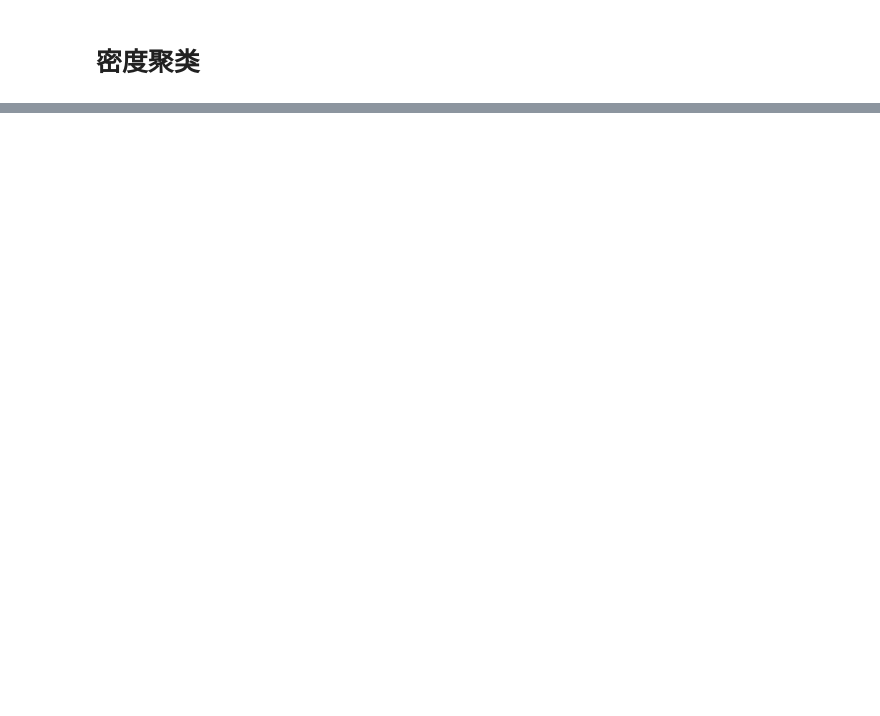
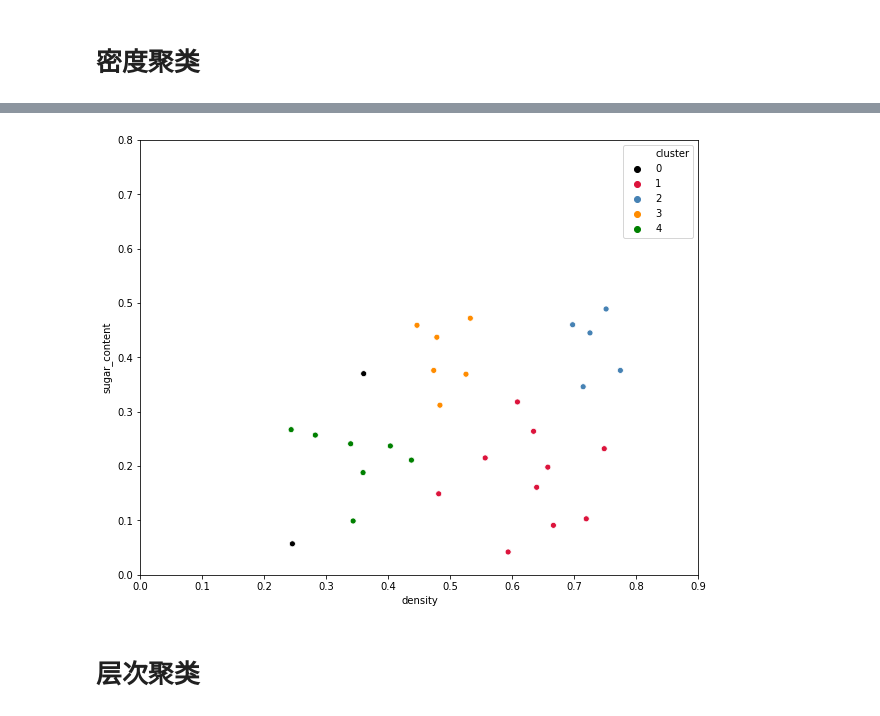
Before and after one commit to chenqumi/MLA, a Jupyter notebook: clustering/clustering.ipynb, the cells around one changed output, grey strips where cells are left out. Cells and saved outputs as stored; diff of their text form; code cells hidden in the pictures; blank space fills up the shorter version.

```diff
--- a/clustering/clustering.ipynb
+++ b/clustering/clustering.ipynb
@@ -179,6 +159,11 @@ class Queue(object):
 
 
 def core_object(df, epsilon=0.11, min_pts=5):
+    """
+    find core object s.t. epsilon, min_pts
+    return:
+        core_object's index in df
+    """
     core = set()
     for idx in df.index:
         df_dist = mk_dist(df.loc[idx], df, ax=1)
@@ -189,11 +174,21 @@ def core_object(df, epsilon=0.11, min_pts=5):
 
 
 def neighborhood(df, i, epsilon=0.11, min_pts=5):
+    """
+    find core_object's directly density-reachable, here is called neighbor
+    return:
+        neighbor's index
+    """
     df_dist = mk_dist(df.loc[i], df, ax=1)
     return df[df_dist <= epsilon].index
 
 
 def dbscan(df, epsilon=0.11, min_pts=5):
+    """
+    DBSCAN algorithm
+    return:
+        cluster labels, 0 means NO group
+    """
     max_round = 1000
     cluster_dict = {}
     core = core_object(df)
@@ -217,7 +212,13 @@ def dbscan(df, epsilon=0.11, min_pts=5):
                 no_visits = no_visits.difference(delta)
         k += 1
         cluster = no_visits_old.difference(no_visits)
-        cluster_dict[k] = cluster
+        for c in cluster:
+            cluster_dict[c] = k
         core = core.difference(cluster)
         max_round -= 1
-    return cluster_dict
+
+    cluster_labels = pd.Series(
+        [cluster_dict.get(idx, 0) for idx in df.index], index=df.index
+    )
+
+    return cluster_labels
@@ -231,0 +225,4 @@ C
+# %%
+cluster_labels = dbscan(watermelon4)
+df_dbscan = watermelon4.copy()
+df_dbscan["cluster"] = cluster_labels
@@ -231,0 +233,13 @@ C
+# %%
+plt.figure(figsize=(10, 8))
+colors = {
+    1: "#DC143C", 2: "#4682B4", 3: "#FF8C00", 4: "green", 0: "black"
+}
+sns.scatterplot(x="density", y="sugar_content", hue="cluster", data=df_dbscan, palette=colors, sizes=20)
+plt.xlim([0, 0.9])
+plt.ylim([0, 0.8])
+plt.show()
+# %% [output]
+[figure, added]
+# %% [markdown]
+# 层次聚类
```
Also changed, not shown: parts of 43 cells of this notebook.
